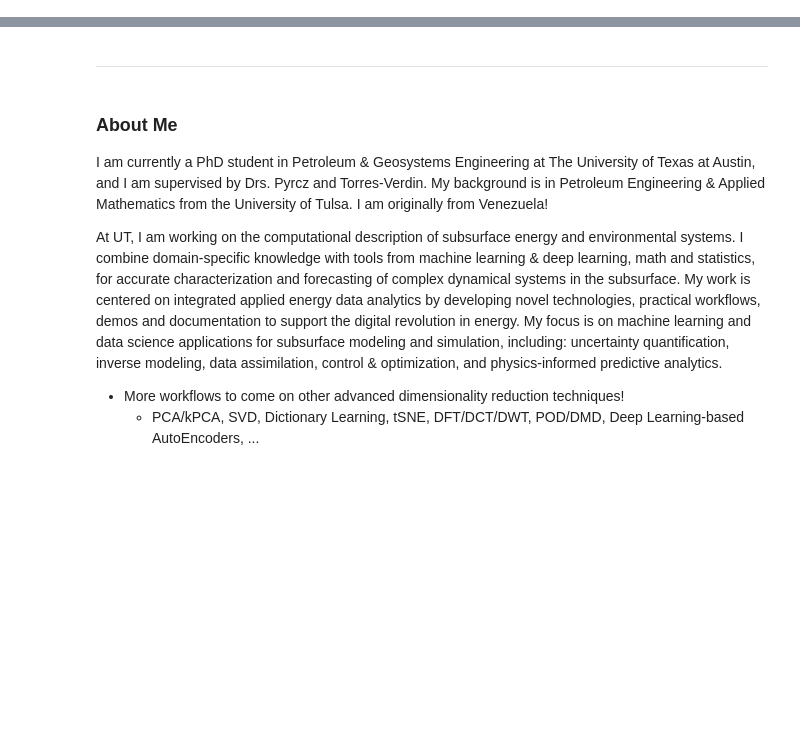
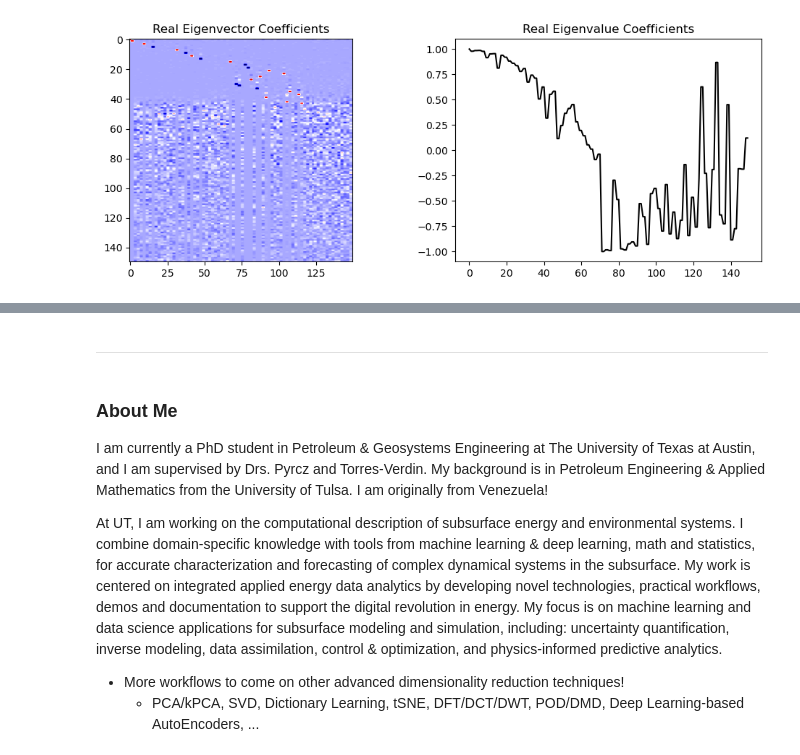
Before and after one commit to misaelmmorales/Dimensionality-Reduction, a Jupyter notebook: ADR_POD_DMD.ipynb, the cells around one changed output, grey strips where cells are left out. Saved outputs shown, nothing was run; the diff lists cells and outputs as text; code cells hidden in the pictures; blank space fills up the shorter version.

```diff
--- a/ADR_POD_DMD.ipynb
+++ b/ADR_POD_DMD.ipynb
@@ -593,0 +117,15 @@ Conclusions:
+# %%
+A_ = U.T @ Xt1 @ Vt.T @ np.linalg.inv(S)
+eigvals, eigvecs = np.linalg.eig(A_)
+
+plt.figure(figsize=(12,4))
+plt.subplot(1,2,1)
+plt.imshow(eigvecs.real, cmap='seismic')
+plt.title('Real Eigenvector Coefficients')
+
+plt.subplot(1,2,2)
+plt.plot(eigvals.real, 'k')
+plt.title('Real Eigenvalue Coefficients')
+plt.show();
+# %% [output]
+[figure, added]
```
Also changed, not shown: parts of 82 cells of this notebook.
